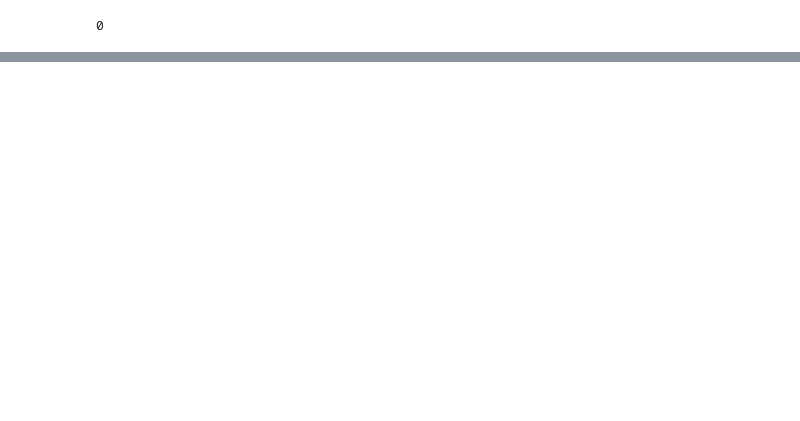
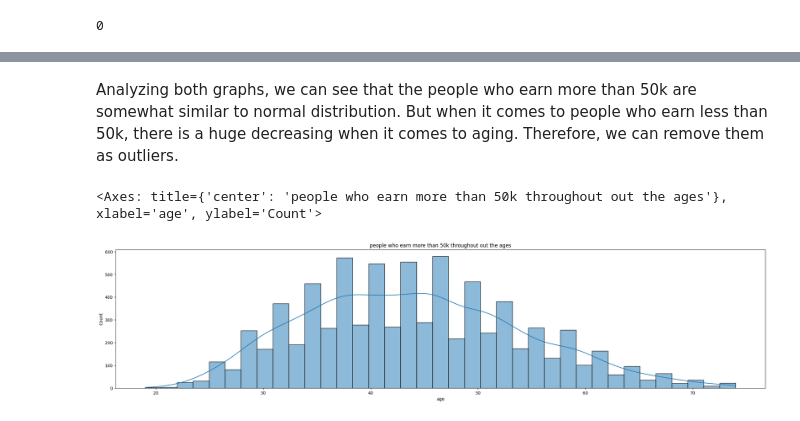
Before and after one commit to VanujaDesilva/IncomePrediction-ML-Models, a Jupyter notebook: Data Pre Processing.ipynb, the cells around one changed output, grey strips where cells are left out. Saved outputs shown, nothing was run; the diff lists cells and outputs as text; code cells hidden in the pictures; blank space fills up the shorter version.

```diff
--- a/Data Pre Processing.ipynb
+++ b/Data Pre Processing.ipynb
@@ -356,0 +485,14 @@ plt.show()
+# %% [markdown]
+Analyzing both graphs, we can see that the people who earn more than 50k are somewhat similar to normal distribution. But when it comes to people who earn less than 50k, there is a huge decreasing when it comes to aging. Therefore, we can remove them as outliers.
+# %%
+# Let's drop the outliers of the people who earn more than 50K and see the distribution as well as the boxplot
+data = data.drop(data[(data['age'] >= 75) & (data['income'] == '>50K')].index)
+
+# Distribution
+above50k_earn = data[data['income'] == '>50K']['age']
+plt.figure(figsize=(28, 6))
+plt.title("people who earn more than 50k throughout out the ages")
+sns.histplot(above50k_earn,kde=True, label=column)
+# %% [output]
+<Axes: title={'center': 'people who earn more than 50k throughout out the ages'}, xlabel='age', ylabel='Count'>
+[figure, added]
```
Also changed, not shown: parts of 30 cells of this notebook.
